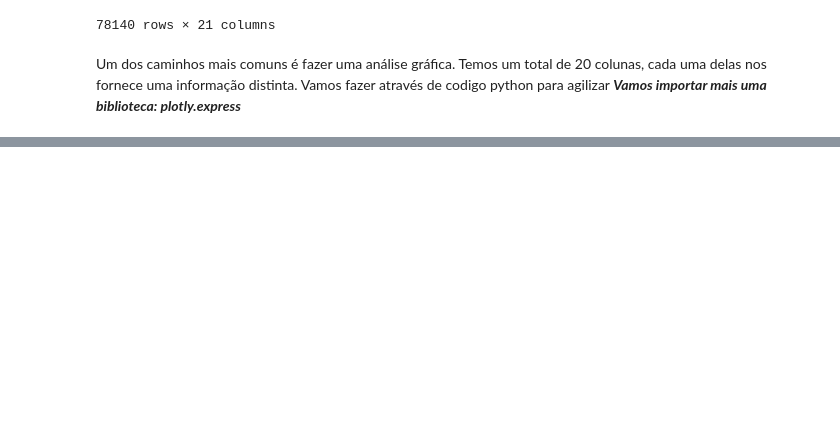
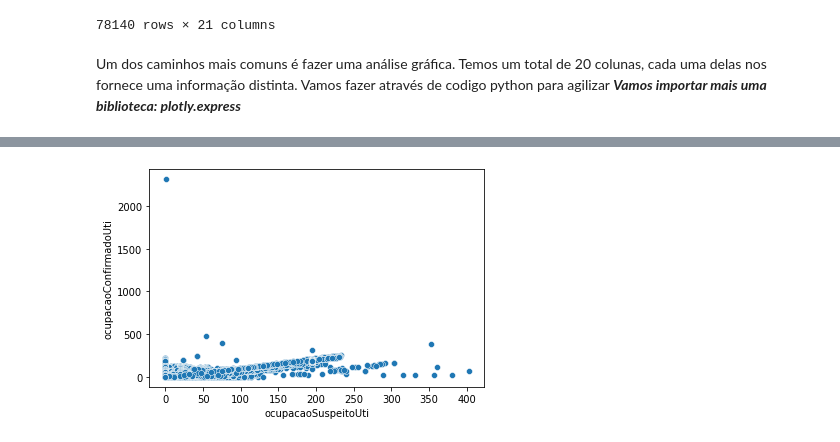
Before and after one commit to joseivangeraldo/Algoritimos_Uteis, a Jupyter notebook: BigDatatcc20.ipynb, the cells around one changed output, grey strips where cells are left out. Saved outputs shown, nothing was run; the diff lists cells and outputs as text; code cells hidden in the pictures; blank space fills up the shorter version.

```diff
--- a/BigDatatcc20.ipynb
+++ b/BigDatatcc20.ipynb
@@ -185,0 +249,5 @@ px.histogram(novo_df , x ='saidaConfirmadaObitos' ,  y='ocupacaoConfirmadoUti' ,
+# %%
+##relação entre ocupação confirmado UTI e ocupação suspeito UTI
+sns.scatterplot(x = 'ocupacaoSuspeitoUti', y = 'ocupacaoConfirmadoUti', data = df_filtrado);
+# %% [output]
+[figure, added]
```
Also changed, not shown: parts of 12 cells of this notebook.
